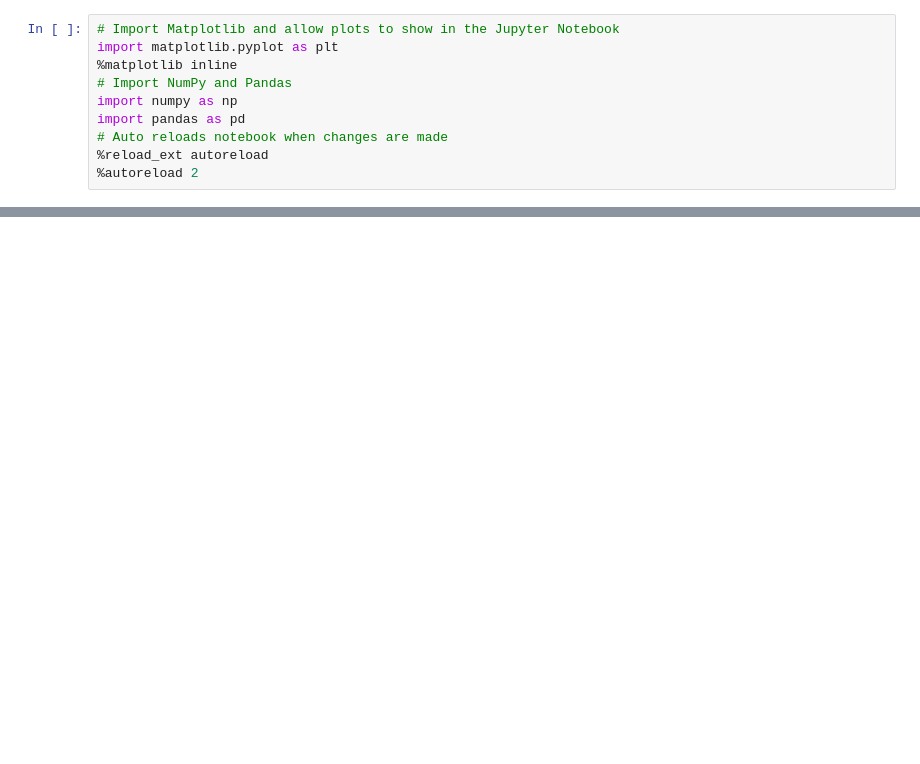
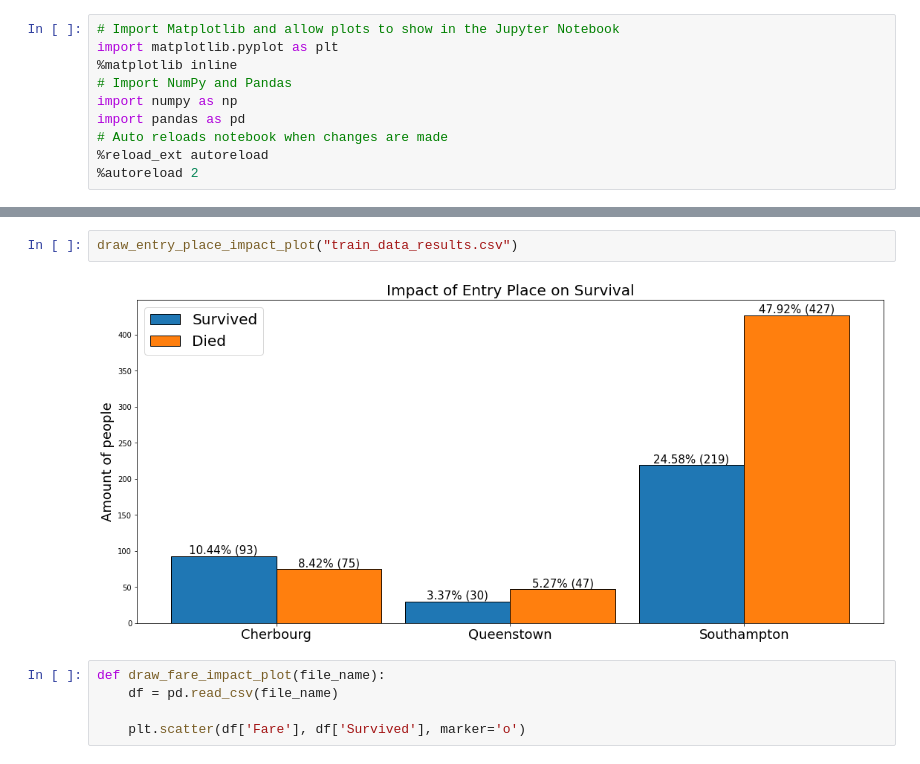
Before and after one commit to michal3pol/titanic, a Jupyter notebook: Plots.ipynb, the cells around one changed output, grey strips where cells are left out. Cells and saved outputs as stored; diff of their text form; blank space fills up the shorter version.

```diff
--- a/Plots.ipynb
+++ b/Plots.ipynb
@@ -89,0 +90,9 @@ draw_entry_place_impact_plot("test-data-results.csv")
+# %%
+draw_entry_place_impact_plot("train_data_results.csv")
+# %% [output]
+[figure, added]
+# %%
+def draw_fare_impact_plot(file_name):
+    df = pd.read_csv(file_name)
+
+    plt.scatter(df['Fare'], df['Survived'], marker='o')
```
Also changed, not shown: parts of 11 cells of this notebook.
